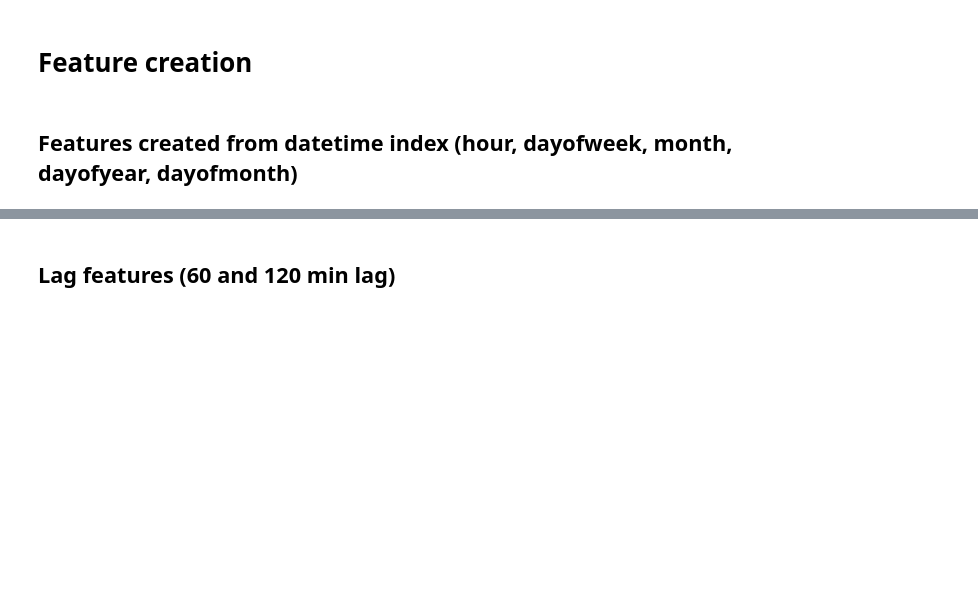
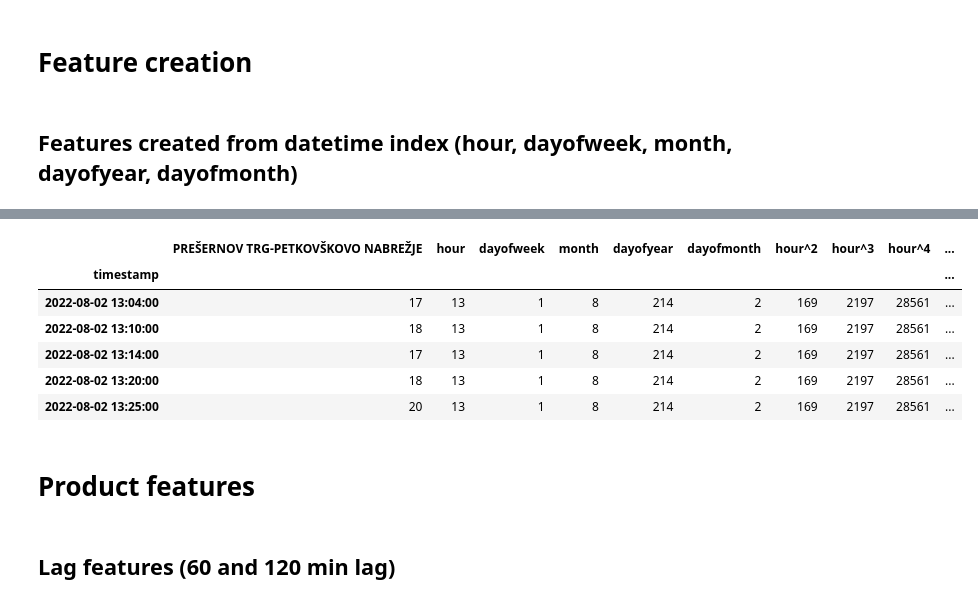
Before and after one commit to ZanMervic/bicikelj_machine_learning_project, a Jupyter notebook: bicikelj_LR.ipynb, the cells around one changed output, grey strips where cells are left out. Drawn from its saved outputs; the diff is of its cells as text; code cells hidden in the pictures; blank space fills up the shorter version.

```diff
--- a/bicikelj_LR.ipynb
+++ b/bicikelj_LR.ipynb
@@ -77,0 +145,20 @@ df_list[0].head()
+# %%
+# Add a polynomial feature of order (and all the lower polinomials) 10 for the "hour" to the dataframe
+def add_poly_features(station, column, degree):
+    for i in range(2, degree+1):
+        station[f"{column}^{i}"] = (station[column]**i)
+    return station
+
+df_list = [add_poly_features(station, 'hour', 10) for station in df_list]
+# %%
+display(df_list[0].head())
+# %% [output]
+|  | PREŠERNOV TRG-PETKOVŠKOVO NABREŽJE | hour | dayofweek | month | dayofyear | dayofmonth | hour^2 | hour^3 | hour^4 | ... |
+| timestamp |  |  |  |  |  |  |  |  |  | ... |
+| 2022-08-02 13:04:00 | 17 | 13 | 1 | 8 | 214 | 2 | 169 | 2197 | 28561 | ... |
+| 2022-08-02 13:10:00 | 18 | 13 | 1 | 8 | 214 | 2 | 169 | 2197 | 28561 | ... |
+| 2022-08-02 13:14:00 | 17 | 13 | 1 | 8 | 214 | 2 | 169 | 2197 | 28561 | ... |
+| 2022-08-02 13:20:00 | 18 | 13 | 1 | 8 | 214 | 2 | 169 | 2197 | 28561 | ... |
+| 2022-08-02 13:25:00 | 20 | 13 | 1 | 8 | 214 | 2 | 169 | 2197 | 28561 | ... |
+# %% [markdown]
+# Product features
```
Also changed, not shown: parts of 25 cells of this notebook, 8 other files.
